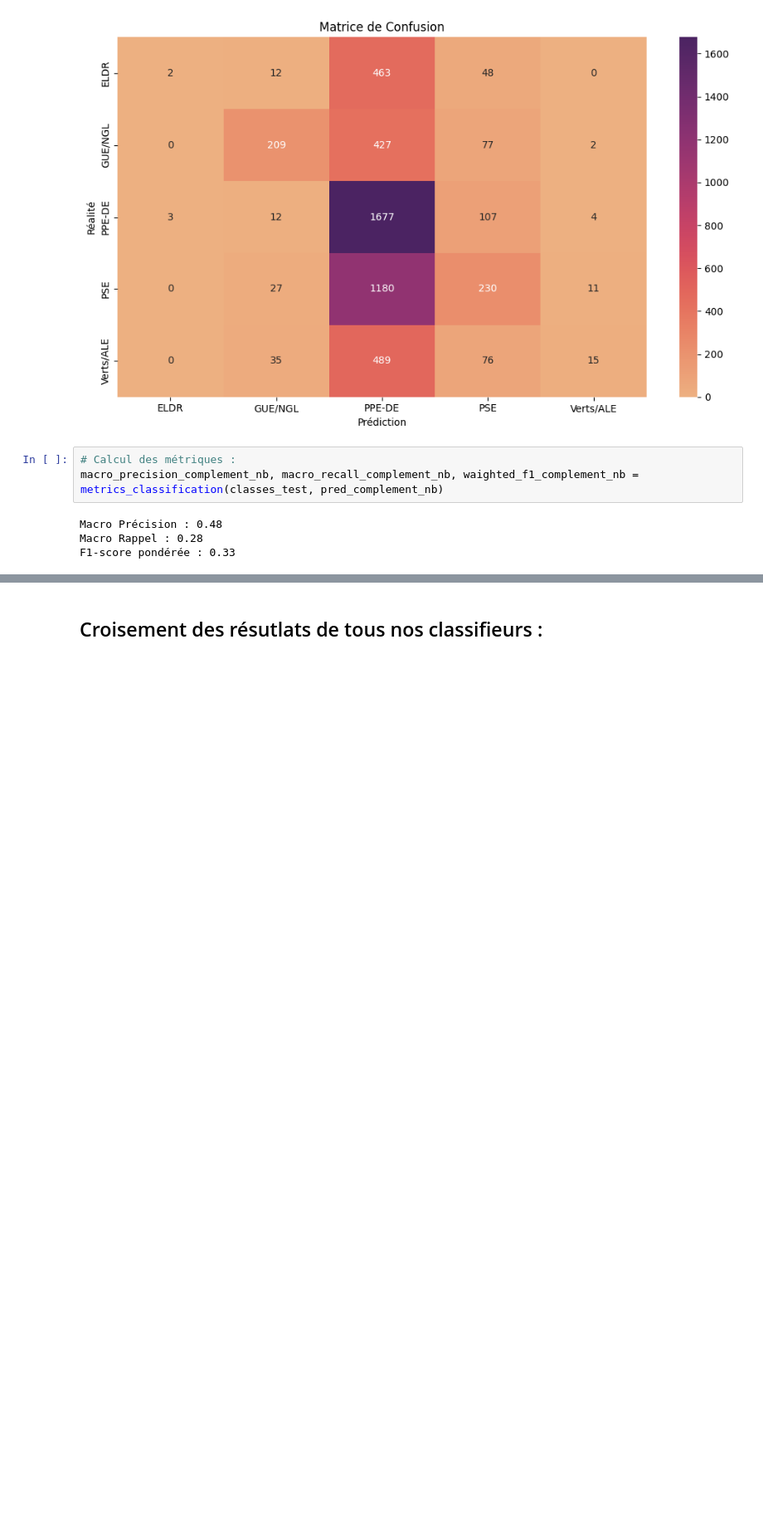
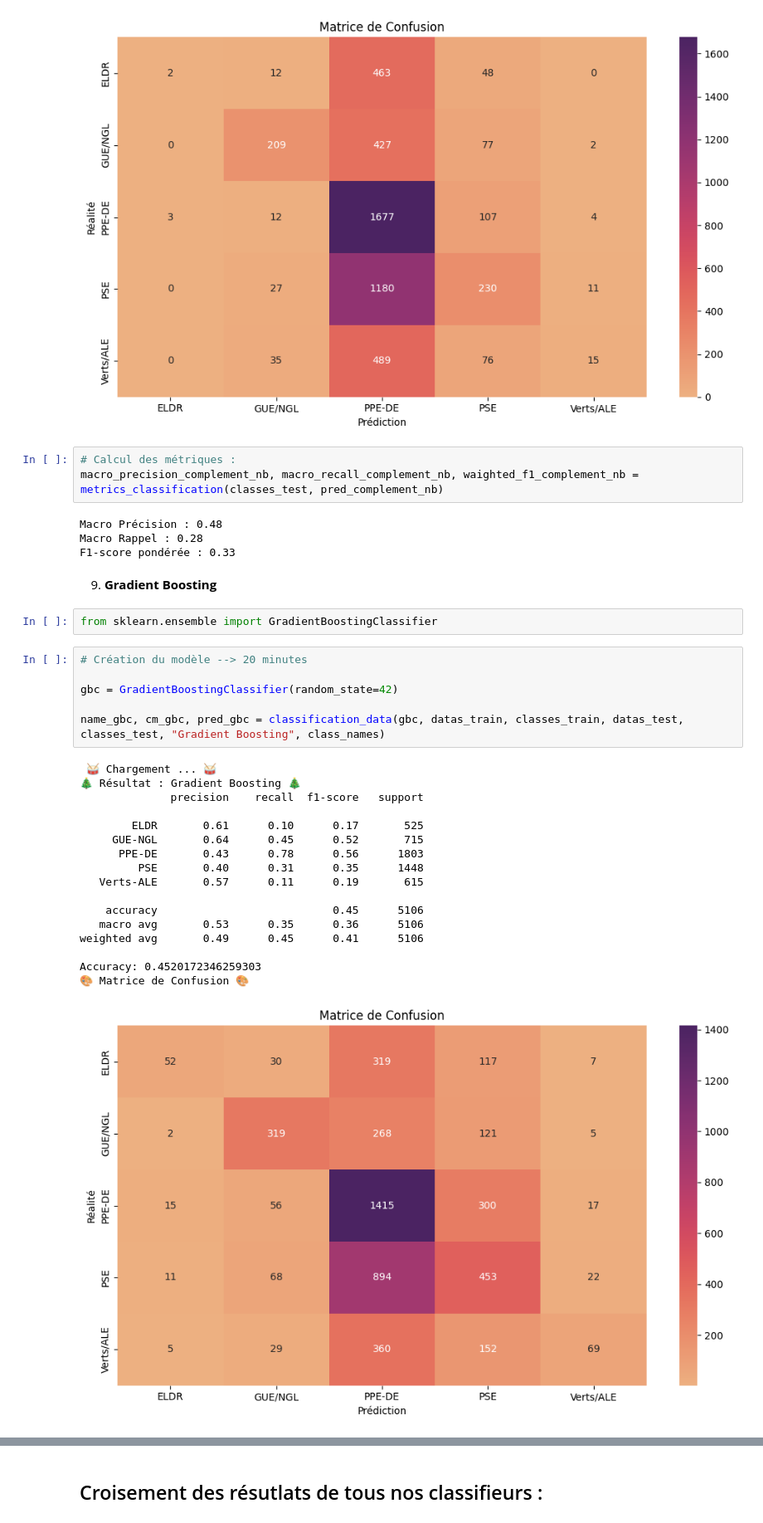
Before and after one commit to Lise-Brisset/projet_DEFT2009_ML2024, a Jupyter notebook: classifier.ipynb, the cells around one changed output, grey strips where cells are left out. Shown: that part at 83% size. Saved outputs shown, nothing was run; the diff lists cells and outputs as text; blank space fills up the shorter version.

```diff
--- a/classifier.ipynb
+++ b/classifier.ipynb
@@ -433,3 +430,31 @@ macro_precision_complement_nb, macro_recall_complement_nb, waighted_f1_complemen
 Macro Précision : 0.48
 Macro Rappel : 0.28
 F1-score pondérée : 0.33
+# %% [markdown]
+9) **Gradient Boosting**
+# %%
+from sklearn.ensemble import GradientBoostingClassifier
+# %%
+# Création du modèle --> 20 minutes
+
+gbc = GradientBoostingClassifier(random_state=42)
+
+name_gbc, cm_gbc, pred_gbc = classification_data(gbc, datas_train, classes_train, datas_test, classes_test, "Gradient Boosting", class_names)
+# %% [output]
+ 🥁 Chargement ... 🥁
+🎄 Résultat : Gradient Boosting 🎄
+              precision    recall  f1-score   support
+
+        ELDR       0.61      0.10      0.17       525
+     GUE-NGL       0.64      0.45      0.52       715
+      PPE-DE       0.43      0.78      0.56      1803
+         PSE       0.40      0.31      0.35      1448
+   Verts-ALE       0.57      0.11      0.19       615
+
+    accuracy                           0.45      5106
+   macro avg       0.53      0.35      0.36      5106
+weighted avg       0.49      0.45      0.41      5106
+
+Accuracy: 0.4520172346259303
+🎨 Matrice de Confusion 🎨
+[figure, added]
```
Also changed, not shown: parts of 16 cells of this notebook.
